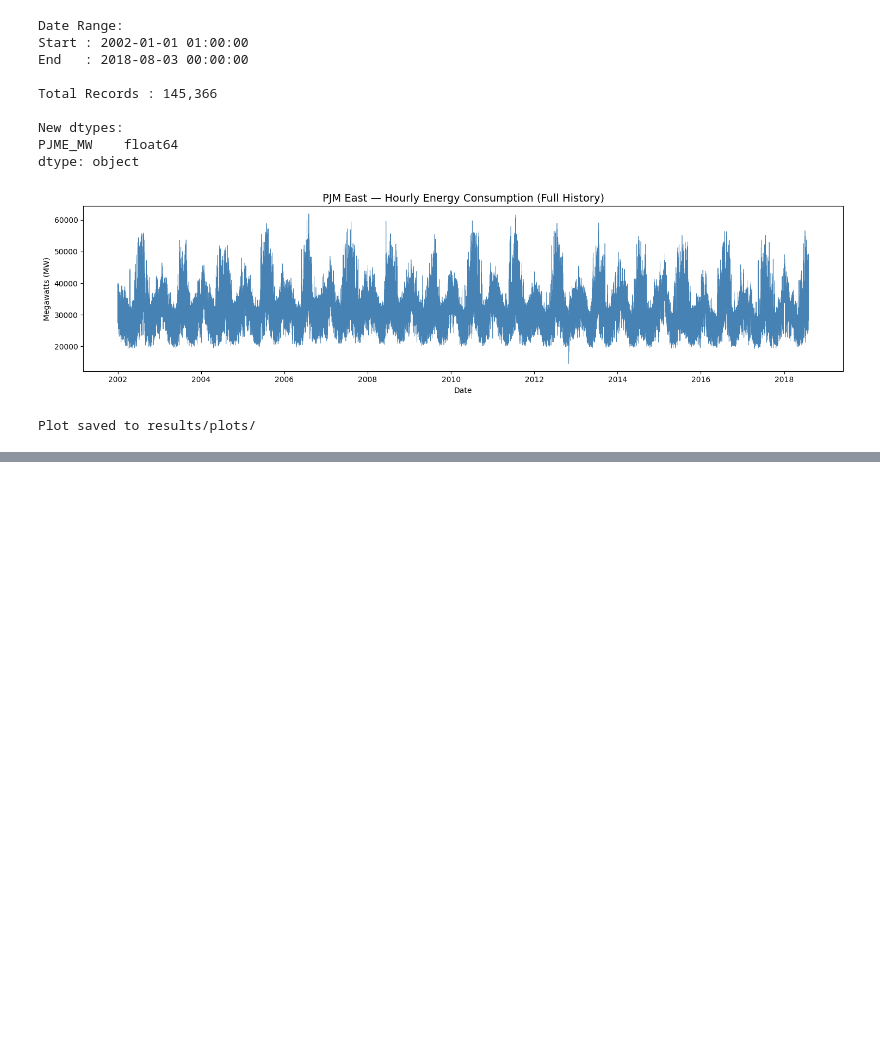
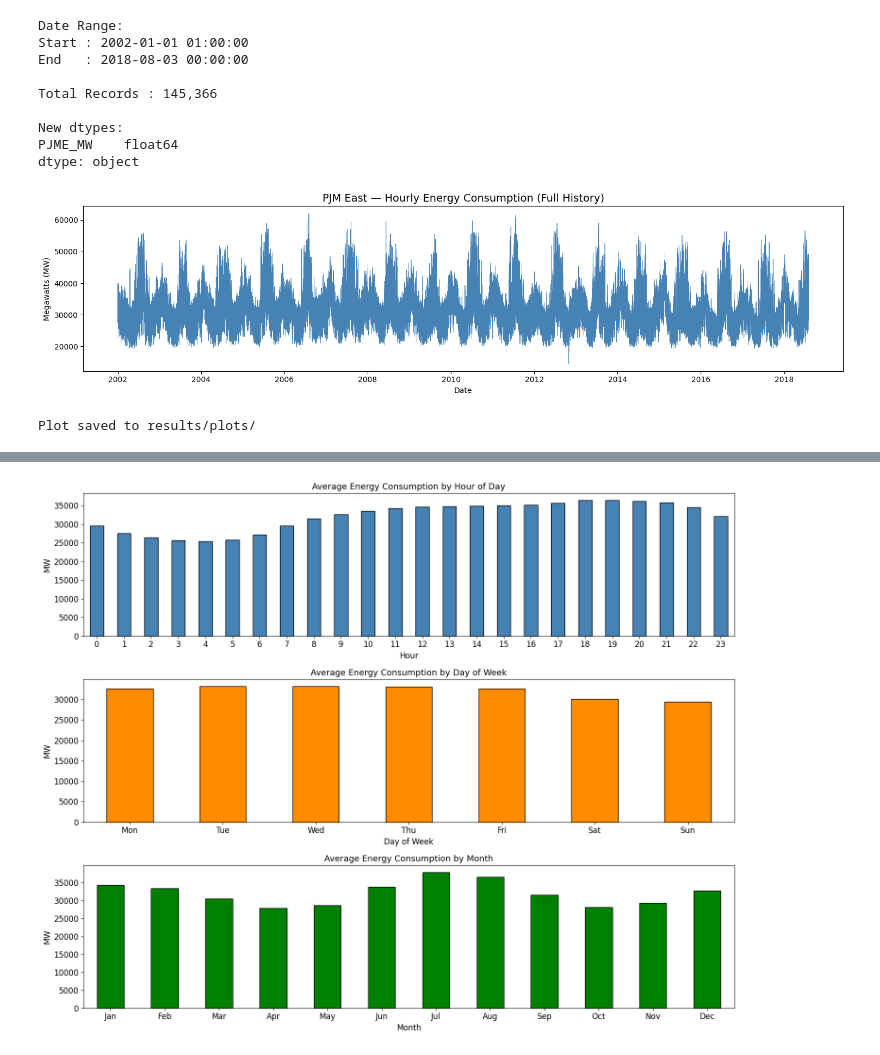
Before and after one commit to JaknaP-ai/energy-demand-forecasting, a Jupyter notebook: notebooks/01_eda.ipynb, the cells around one changed output, grey strips where cells are left out. Drawn from its saved outputs; the diff is of its cells as text; code cells hidden in the pictures; blank space fills up the shorter version.

```diff
--- a/notebooks/01_eda.ipynb
+++ b/notebooks/01_eda.ipynb
@@ -92,0 +178,43 @@ Plot saved to results/plots/
+# %%
+# Add time feature columns for grouping
+df['hour'] = df.index.hour
+df['day_of_week'] = df.index.dayofweek  # 0=Monday, 6=Sunday
+df['month'] = df.index.month
+
+fig, axes = plt.subplots(3, 1, figsize=(15, 12))
+
+# Plot 1 — Average by Hour of Day
+df.groupby('hour')['energy_mw'].mean().plot(
+    kind='bar', ax=axes[0], color='steelblue', edgecolor='black'
+)
+axes[0].set_title('Average Energy Consumption by Hour of Day', fontsize=13)
+axes[0].set_xlabel('Hour')
+axes[0].set_ylabel('MW')
+axes[0].set_xticklabels(range(24), rotation=0)
+
+# Plot 2 — Average by Day of Week
+day_labels = ['Mon', 'Tue', 'Wed', 'Thu', 'Fri', 'Sat', 'Sun']
+df.groupby('day_of_week')['energy_mw'].mean().plot(
+    kind='bar', ax=axes[1], color='darkorange', edgecolor='black'
+)
+axes[1].set_title('Average Energy Consumption by Day of Week', fontsize=13)
+axes[1].set_xlabel('Day of Week')
+axes[1].set_ylabel('MW')
+axes[1].set_xticklabels(day_labels, rotation=0)
+
+# Plot 3 — Average by Month
+month_labels = ['Jan','Feb','Mar','Apr','May','Jun',
+                'Jul','Aug','Sep','Oct','Nov','Dec']
+df.groupby('month')['energy_mw'].mean().plot(
+    kind='bar', ax=axes[2], color='green', edgecolor='black'
+)
+axes[2].set_title('Average Energy Consumption by Month', fontsize=13)
+axes[2].set_xlabel('Month')
+axes[2].set_ylabel('MW')
+axes[2].set_xticklabels(month_labels, rotation=0)
+
+plt.tight_layout()
+plt.savefig('../results/plots/05_seasonality_patterns.png', dpi=150)
+plt.show()
+# %% [output]
+[figure, added]
```
Also changed, not shown: parts of 8 cells of this notebook, 6 other files.
